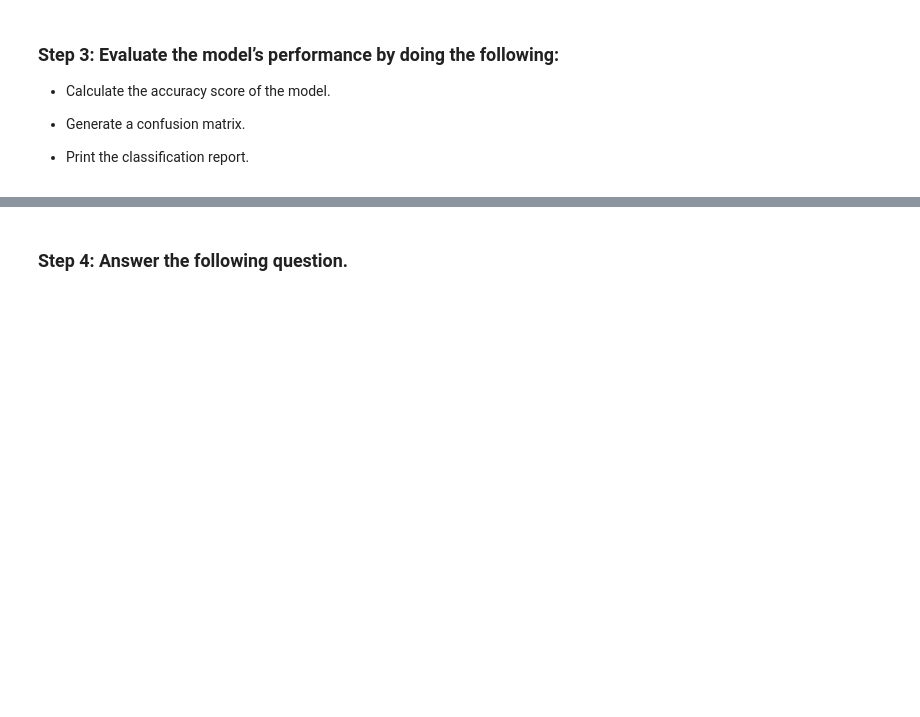
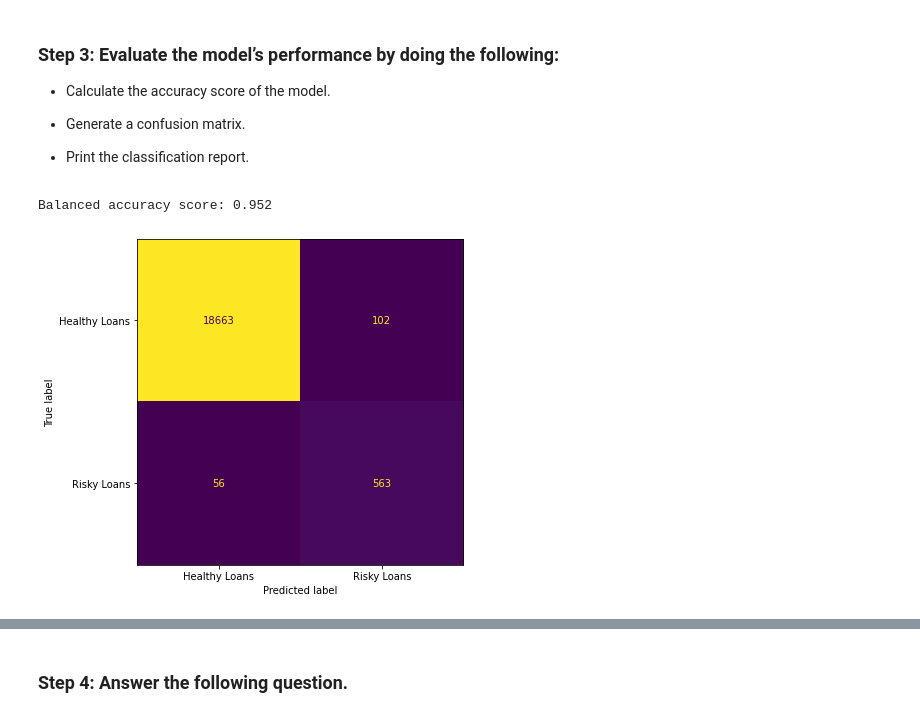
Before and after one commit to Jayplect/credit-risk-classification, a Jupyter notebook: credit_risk_classification.ipynb, the cells around one changed output, grey strips where cells are left out. Cells and saved outputs as stored; diff of their text form; code cells hidden in the pictures; blank space fills up the shorter version.

```diff
--- a/credit_risk_classification.ipynb
+++ b/credit_risk_classification.ipynb
@@ -20,11 +66,10 @@ lending_data_df.head(10)
 ### Step 2: Create the labels set (`y`)  from the “loan_status” column, and then create the features (`X`) DataFrame from the remaining columns.
 # %%
 # Separate the data into labels and features
-
 # Separate the y variable, the labels
-# YOUR CODE HERE!]
+y = lending_data_df.loan_status
 
 # Separate the X variable, the features
-# YOUR CODE HERE!
+X = lending_data_df.drop(columns = 'loan_status', axis = 1)
 # %%
 # Review the y variable Series
@@ -45,7 +115,7 @@ from sklearn.model_selection import train_test_split
 
 # Split the data using train_test_split
 # Assign a random_state of 1 to the function
-# YOUR CODE HERE!
+X_train, X_test, y_train, y_test = train_test_split(X, y, random_state = 1)
 # %% [markdown]
 ---
 # %% [markdown]
@@ -56,9 +126,8 @@ from sklearn.model_selection import train_test_split
 # Import the LogisticRegression module from SKLearn
 from sklearn.linear_model import LogisticRegression
 
-# Instantiate the Logistic Regression model
-# Assign a random_state parameter of 1 to the model
-# YOUR CODE HERE!
+# Creating a Logistic Regression instance with a random_state parameter of 1
+logistic_classifier = LogisticRegression(solver='lbfgs', random_state=1)
 
 # Fit the model using training data
-# YOUR CODE HERE!
+logistic_classifier.fit(X_train, y_train)
@@ -69,0 +138,7 @@ from sklearn.linear_model import LogisticRegression
+# %%
+# Make a prediction using the testing data
+logistic_predictions = logistic_classifier.predict(X_test)
+
+# visualize the predictions against the target testing values
+logistic_pred_df = pd.DataFrame({"Prediction": logistic_predictions, "Actual": y_test}).reset_index(drop = True)
+logistic_pred_df.tail(10)
@@ -77,6 +164,8 @@ from sklearn.linear_model import LogisticRegression
 * Print the classification report.
 # %%
 # Print the balanced_accuracy score of the model
-# YOUR CODE HERE!
+print("Balanced accuracy score: %.3f" % balanced_accuracy_score(y_test, logistic_predictions))
+# %% [output]
+Balanced accuracy score: 0.952
 # %%
 # Generate a confusion matrix for the model
@@ -84,2 +173,18 @@ from sklearn.linear_model import LogisticRegression
+# %%
+from sklearn.metrics import  ConfusionMatrixDisplay
+# create confusion matrix from predictions
+fig, ax = plt.subplots(figsize=(8, 6))
+ConfusionMatrixDisplay.from_predictions(
+    y_test,
+    logistic_predictions,
+    ax=ax,
+    display_labels=["Healthy Loans", "Risky Loans"],
+    colorbar=False
+)
+
+plt.savefig("Image/cm_plot", dpi=300)  # save the plot
+plt.show()
+# %% [output]
+[figure, added]
 # %%
 # Print the classification report for the model
```
Also changed, not shown: parts of 15 cells of this notebook.
